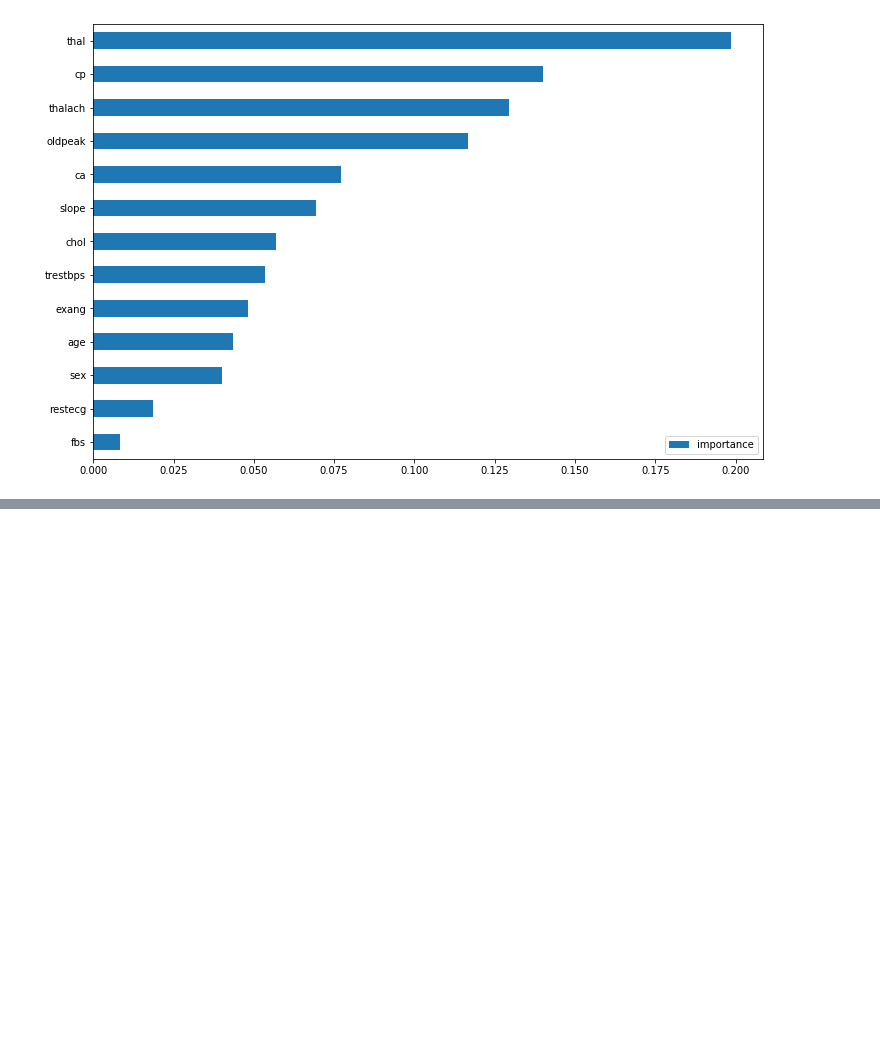
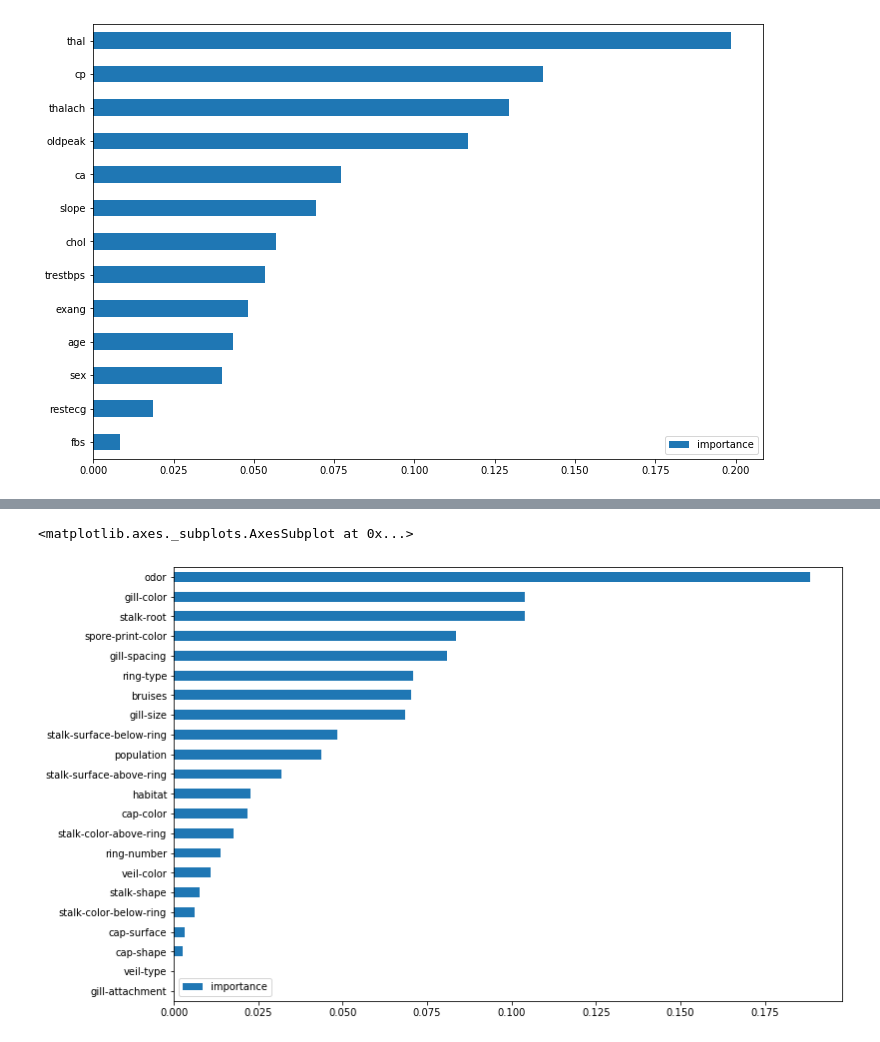
Before and after one commit to NastyBoget/stepik, a Jupyter notebook: Введение в Data Science и машинное обучение/part3_random_forest_and_neural_networks.ipynb, the cells around one changed output, grey strips where cells are left out. Drawn from its saved outputs; the diff is of its cells as text; code cells hidden in the pictures; blank space fills up the shorter version.

```diff
--- a/Введение в Data Science и машинное обучение/part3_random_forest_and_neural_networks.ipynb
+++ b/Введение в Data Science и машинное обучение/part3_random_forest_and_neural_networks.ipynb
@@ -29,0 +46,14 @@ for i in range(3):
+# %%
+y = df['class']
+# %%
+clf = RandomForestClassifier(random_state=0)
+params = {
+    'n_estimators': range(10, 51, 10),
+    'max_depth': range(1, 13, 2),
+    'min_samples_leaf': range(1, 7),
+    'min_samples_split': range(2, 10, 2)
+}
+# %%
+search = GridSearchCV(clf, param_grid=params, cv=3, n_jobs=-1)
+# %%
+search.fit(X, y)
@@ -29,0 +89,7 @@ for i in range(3):
+# %%
+model = search.best_estimator_
+imp = pd.DataFrame(model.feature_importances_, index=X.columns, columns=['importance'])
+imp.sort_values('importance').plot(kind='barh', figsize=(12, 8))
+# %% [output]
+<matplotlib.axes._subplots.AxesSubplot at 0x...>
+[figure, added]
```
Also changed, not shown: parts of 33 cells of this notebook.
